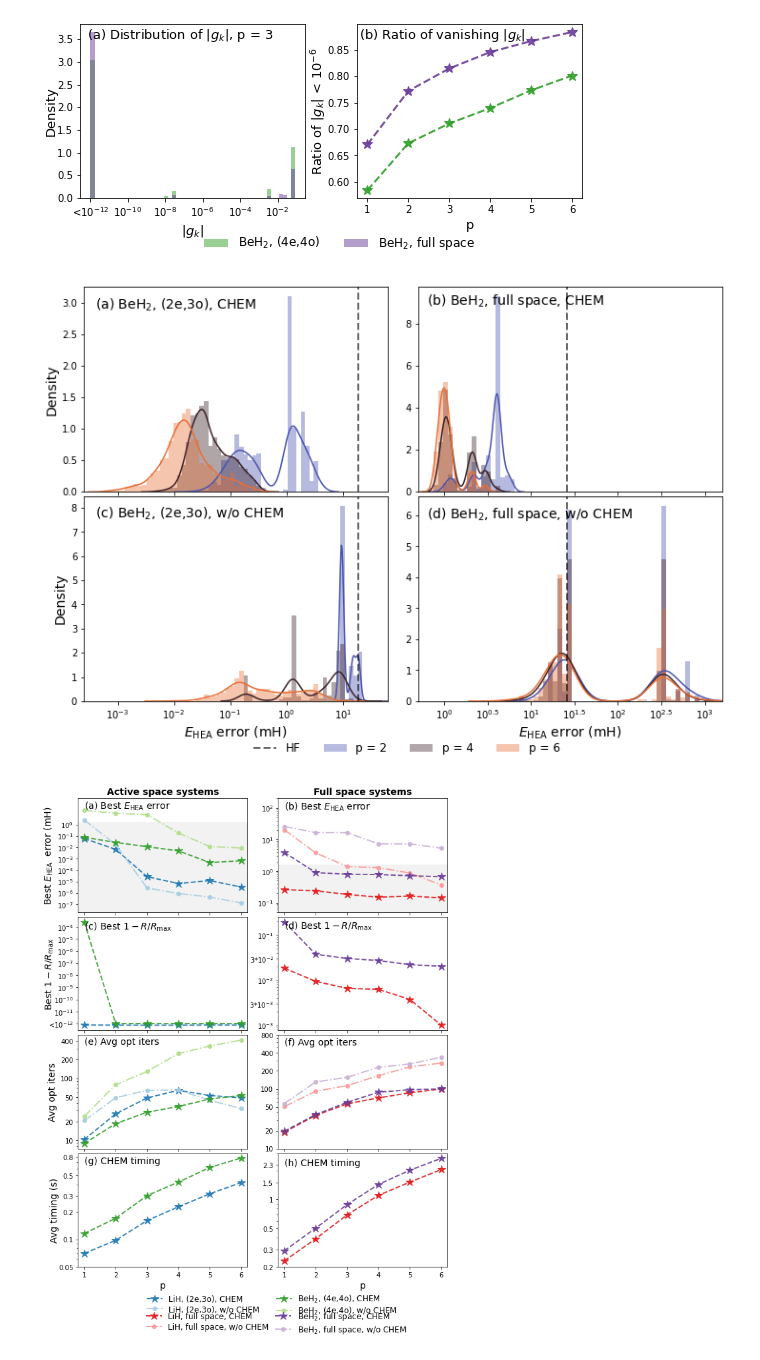
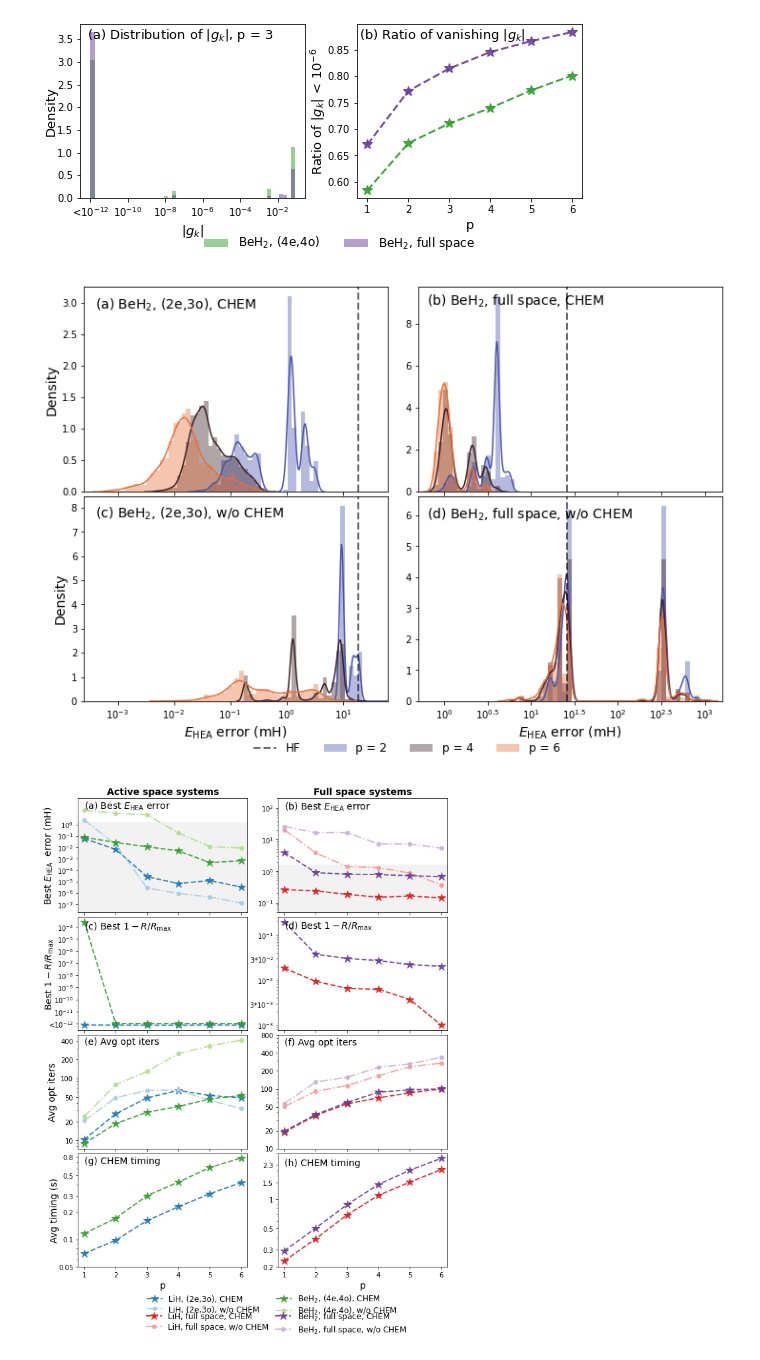
Before and after one commit to sherrylixuecheng/CHEM, a Jupyter notebook: plot.ipynb, the cells around one changed output. Drawn from its saved outputs; the diff is of its cells as text; code cells hidden in the pictures.

Commit message:
update figures

```diff
--- a/plot.ipynb
+++ b/plot.ipynb
@@ -132,6 +132,7 @@ plt.show()
 mol = 'beh2'
 mol1 = 'beh2_full'
 import seaborn as sns
+
 
 fig, axes = plt.subplots(2,2, figsize=(12,8))
 colors = sns.color_palette('icefire',6)
@@ -157,17 +158,23 @@ minv1_rand = np.min(list(yc_rand.values()))
 maxv1_rand = np.max(list(yc_rand.values()))
 minv_rand = np.min(list(yr_rand.values()))
 maxv_rand = np.max(list(yr_rand.values()))
+
+bws_yr = {1: 0.1,2: 0.1,3: 0.2,4: 0.2,5: 0.2,6: 0.2,}
+bws_yc = {1: 0.15,2: 0.15,3: 0.2,4: 0.2,5: 0.2,6: 0.2,}
+bws_yr_rand = {1: 0.25,2: 0.25,3: 0.08,4: 0.08,5: 0.2,6: 0.2,}
+bws_yc_rand = {1: 0.06,2: 0.06,3: 0.06,4: 0.06,5: 0.06,6: 0.06,}
 for i in [2,4,6]:
 #for i in range(1,7):
     c = colors[i-1]
     axes[0][1].hist(np.log10(np.array(yc[i])), bins = np.linspace(np.log10(minv1),np.log10(maxv1_rand),60), density=True, label ='p = {}'.format(i), alpha = 0.4,color = c)
     axes[0][0].hist(np.log10(np.array(yr[i])), bins = np.linspace(np.log10(minv),np.log10(maxv_rand),80), density=True, label = 'p = {}'.format(i), alpha = 0.4,color = c)
-    sns.kdeplot(ax=axes[0][0], data=np.log10(np.array(yr[i])), color = c)
-    sns.kdeplot(ax=axes[0][1], data=np.log10(np.array(yc[i])), color = c)
+    sns.kdeplot(ax=axes[0][0], data=np.log10(np.array(yr[i])), color = c, bw_method=bws_yr[i])
+    sns.kdeplot(ax=axes[0][1], data=np.log10(np.array(yc[i])), color = c, bw_method=bws_yc[i])
     axes[1][1].hist(np.log10(np.array(yc_rand[i])), bins = np.linspace(np.log10(minv1),np.log10(maxv1_rand),60), density=True, label ='p = {}'.format(i), alpha = 0.4,color = c)
     axes[1][0].hist(np.log10(np.array(yr_rand[i])), bins = np.linspace(np.log10(minv),np.log10(maxv_rand),80), density=True, label = 'p = {}'.format(i), alpha = 0.4,color = c)
-    sns.kdeplot(ax=axes[1][0], data=np.log10(np.array(yr_rand[i])), color = c)
-    sns.kdeplot(ax=axes[1][1], data=np.log10(np.array(yc_rand[i])), color = c)
+    sns.kdeplot(ax=axes[1][0], data=np.log10(np.array(yr_rand[i])), color = c, bw_method=bws_yr_rand[i])
+    sns.kdeplot(ax=axes[1][1], data=np.log10(np.array(yc_rand[i])), color = c, bw_method=bws_yc_rand[i])
+
 axes[1][0].set_xlabel(r'$E_{\rm HEA}$ error (mH)',fontsize=14)
 axes[1][1].set_xlabel(r'$E_{\rm HEA}$ error (mH)',fontsize=14)
 axes[0][0].set_xlim([-3.6,1.8])
@@ -183,34 +190,34 @@ axes[0][0].set_xticks([-3,-2,-1,0,1])
 axes[0][1].set_xticks([0,0.5,1,1.5,2,2.5,3])
 axes[1][0].set_xticks([-3,-2,-1,0,1])
 #axes[1][0].set_xticks([-4,-3,-2,-1,0,1])
 axes[1][0].set_xticklabels(['10$^{-3}$','10$^{-2}$', '10$^{-1}$','10$^{0}$','10$^{1}$',])
 #axes[1][0].set_xticklabels(['10$^{-4}$','10$^{-3}$','10$^{-2}$', '10$^{-1}$','10$^{0}$','10$^{1}$',])
 axes[1][1].set_xticks([0,0.5, 1,1.5,2,2.5,3])
 axes[1][1].set_xticklabels(['10$^{0}$','10$^{0.5}$','10$^{1}$','10$^{1.5}$','10$^{2}$','10$^{2.5}$','10$^{3}$'])
 axes[0][0].set_ylabel('Density',fontsize=14)
 axes[0][1].set_ylabel('',fontsize=14)
 axes[1][0].set_ylabel('Density',fontsize=14)
 axes[1][1].set_ylabel('',fontsize=14)
 plt.subplots_adjust(hspace=0.02, wspace=0.1)
 axes[0][0].text(-3.4, 2.9, '(a) BeH$_2$, (2e,3o), CHEM', fontsize=14)
 axes[0][1].text(-.2, 8.9, '(b) BeH$_2$, full space, CHEM', fontsize=14)
 axes[1][0].text(-3.4, 7.6, '(c) BeH$_2$, (2e,3o), w/o CHEM', fontsize=14)
 axes[1][1].text(-.2, 5.9, '(d) BeH$_2$, full space, w/o CHEM', fontsize=14)
 # axes[0][0].text(-4.2, 6.6, '(a) BeH$_2$, (2e,3o), CHEM', fontsize=14)
 # axes[0][1].text(-.2, 10.5, '(b) BeH$_2$, full space, CHEM', fontsize=14)
 # axes[1][0].text(-4.2, 68, '(c) BeH$_2$, (2e,3o), w/o CHEM', fontsize=14)
 # axes[1][1].text(-.2, 18.8, '(d) BeH$_2$, full space, w/o CHEM', fontsize=14)
 axes[0][0].axvline(x = np.log10(1000* (truee[0]-truee[3])), color = 'k', linewidth=2, linestyle='dashed', label='HF', alpha = 0.6)
 axes[1][0].axvline(x = np.log10(1000* (truee[0]-truee[3])), color = 'k', linewidth=2, linestyle='dashed', label='HF', alpha = 0.6)
 axes[0][1].axvline(x = np.log10(1000* (truee1[0]-truee1[3])), color = 'k', linewidth=2, linestyle='dashed', label='HF', alpha = 0.6)
 axes[1][1].axvline(x = np.log10(1000* (truee1[0]-truee1[3])), color = 'k', linewidth=2, linestyle='dashed', label='HF', alpha = 0.6)
 lgd = plt.legend(ncol=7, frameon=False,fancybox=False,bbox_to_anchor=(0.5,-0.15),labelspacing=0.2, fontsize=12)
 #lgd = plt.legend(ncol=7, frameon=False,fancybox=False,bbox_to_anchor=(0.9,-0.15),labelspacing=0.2, fontsize=12)
 plt.savefig('figures/new_rand_comp_{}_246.pdf'.format(mol), bbox_extra_artists=(lgd,), bbox_inches='tight')
 #plt.savefig('figures/new_rand_comp_{}.pdf'.format(mol), bbox_extra_artists=(lgd,), bbox_inches='tight')
 plt.show()
 # %% [output]
-[figure, old version]
+[figure, new version]
 # %%
 # Figure 5
 mol = ['lih', 'beh2', 'lih_full', 'beh2_full']
```
Also changed, not shown: 1 other file.
